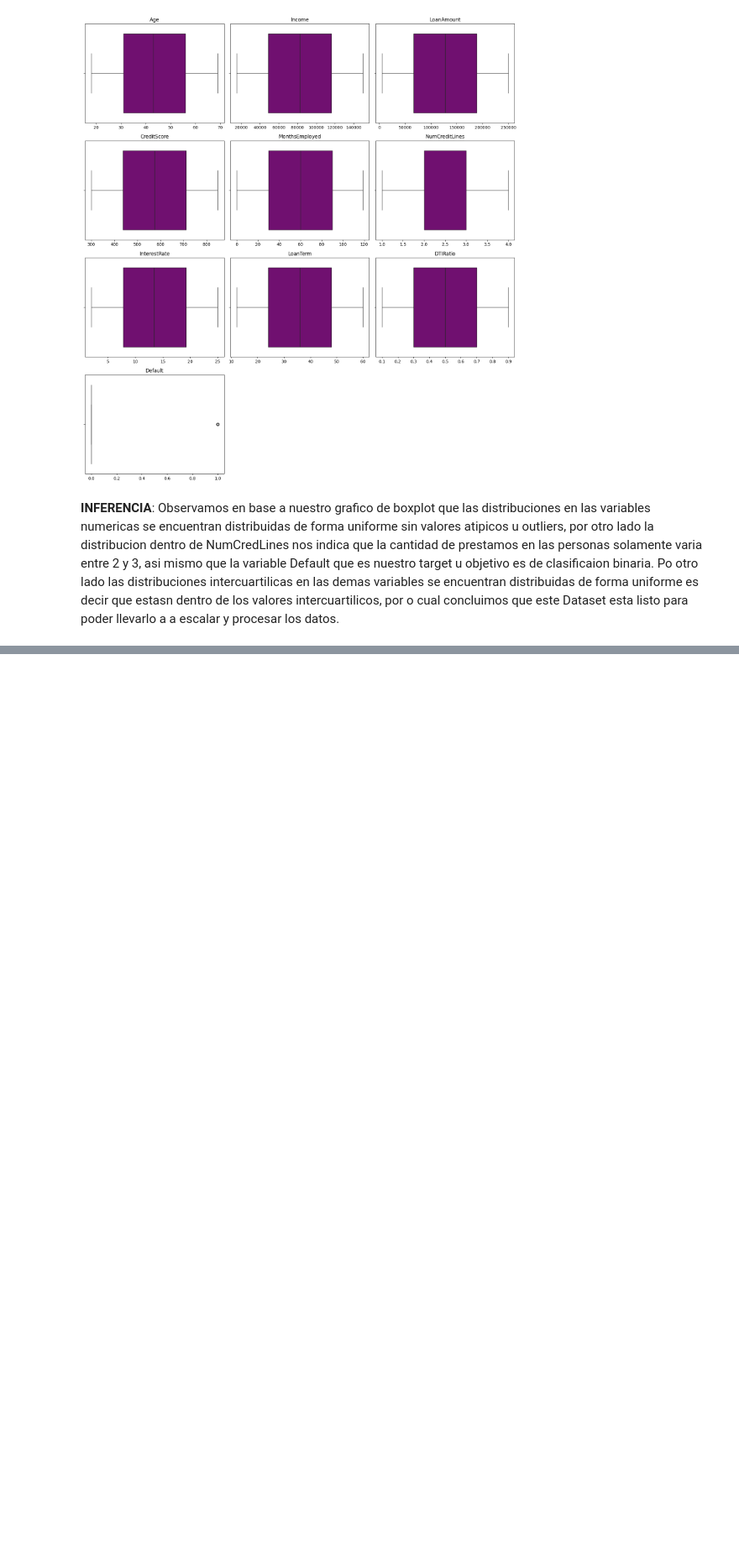
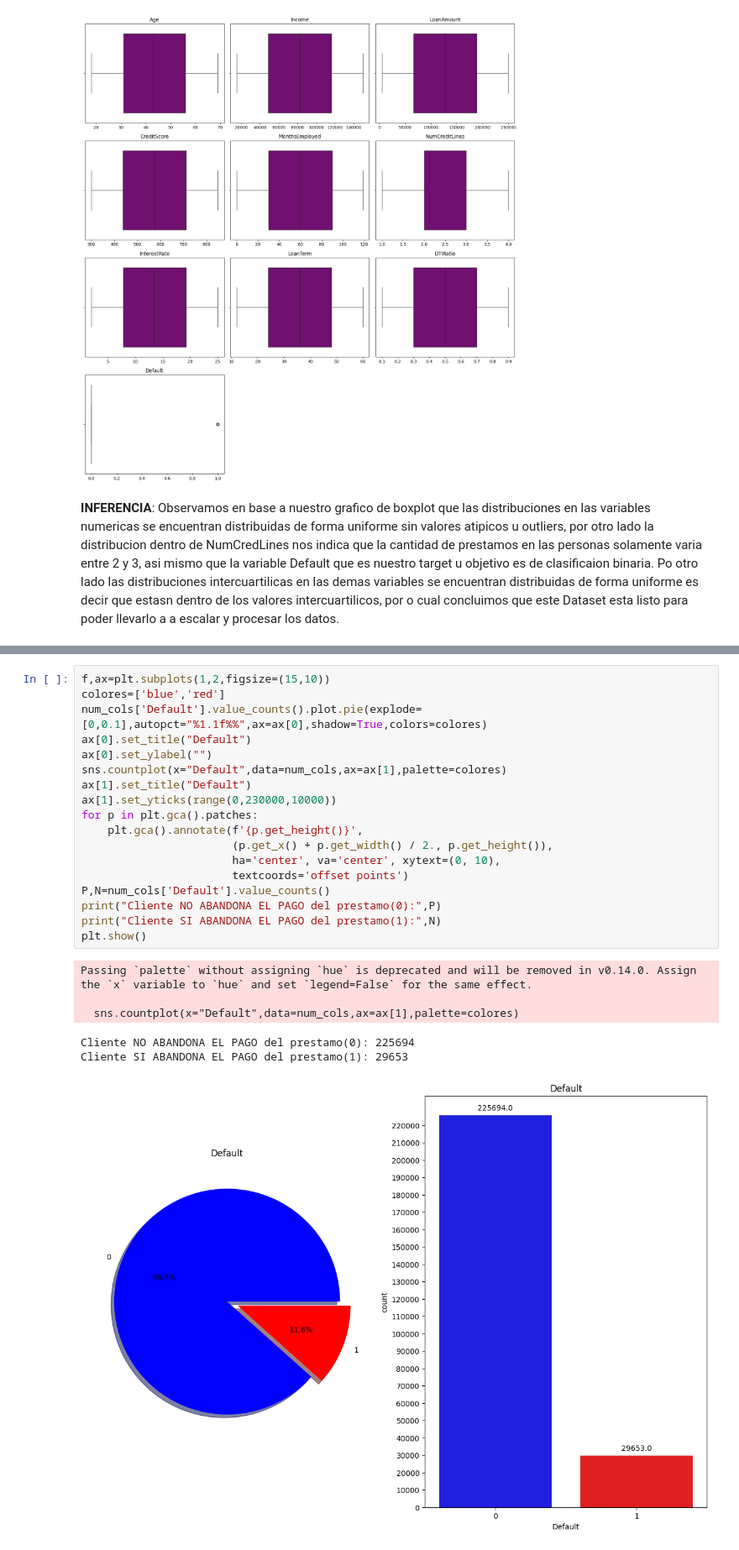
Before and after one commit to alexdaniel-23/Loan-Default-Prediction-Dataset, a Jupyter notebook: morosidad_prestamos.ipynb, the cells around one changed output, grey strips where cells are left out. Shown: that part at 84% size. Saved outputs shown, nothing was run; the diff lists cells and outputs as text; blank space fills up the shorter version.

Commit message:
viaualización default

```diff
--- a/morosidad_prestamos.ipynb
+++ b/morosidad_prestamos.ipynb
@@ -308,0 +352,25 @@ Po otro lado las distribuciones intercuartilicas en las demas variables se encue
+# %%
+f,ax=plt.subplots(1,2,figsize=(15,10))
+colores=['blue','red']
+num_cols['Default'].value_counts().plot.pie(explode=[0,0.1],autopct="%1.1f%%",ax=ax[0],shadow=True,colors=colores)
+ax[0].set_title("Default")
+ax[0].set_ylabel("")
+sns.countplot(x="Default",data=num_cols,ax=ax[1],palette=colores)
+ax[1].set_title("Default")
+ax[1].set_yticks(range(0,230000,10000))
+for p in plt.gca().patches:
+    plt.gca().annotate(f'{p.get_height()}',
+                       (p.get_x() + p.get_width() / 2., p.get_height()),
+                       ha='center', va='center', xytext=(0, 10),
+                       textcoords='offset points')
+P,N=num_cols['Default'].value_counts()
+print("Cliente NO ABANDONA EL PAGO del prestamo(0):",P)
+print("Cliente SI ABANDONA EL PAGO del prestamo(1):",N)
+plt.show()
+# %% [output]
+Passing `palette` without assigning `hue` is deprecated and will be removed in v0.14.0. Assign the `x` variable to `hue` and set `legend=False` for the same effect.
+
+  sns.countplot(x="Default",data=num_cols,ax=ax[1],palette=colores)
+Cliente NO ABANDONA EL PAGO del prestamo(0): 225694
+Cliente SI ABANDONA EL PAGO del prestamo(1): 29653
+[figure, added]
```
Also changed, not shown: parts of 7 cells of this notebook.
